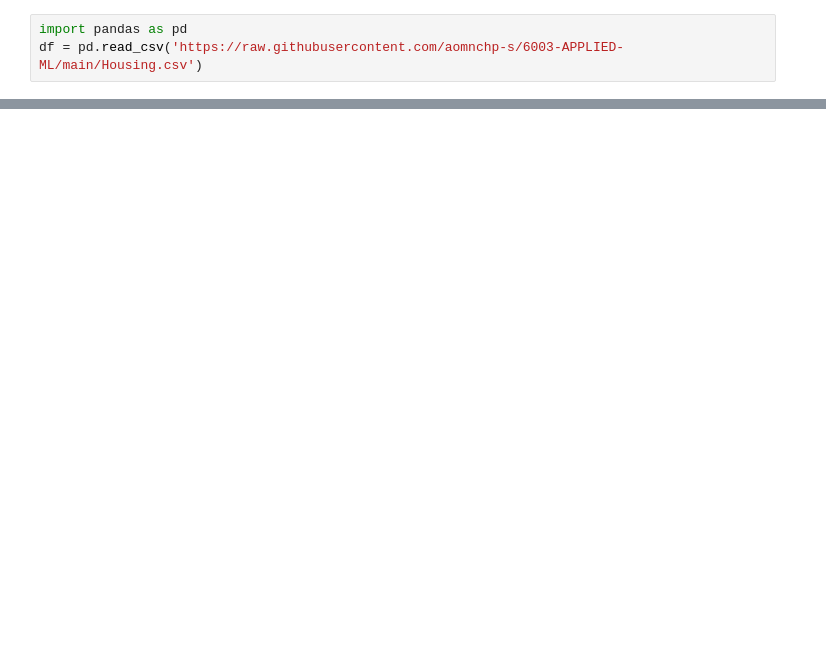
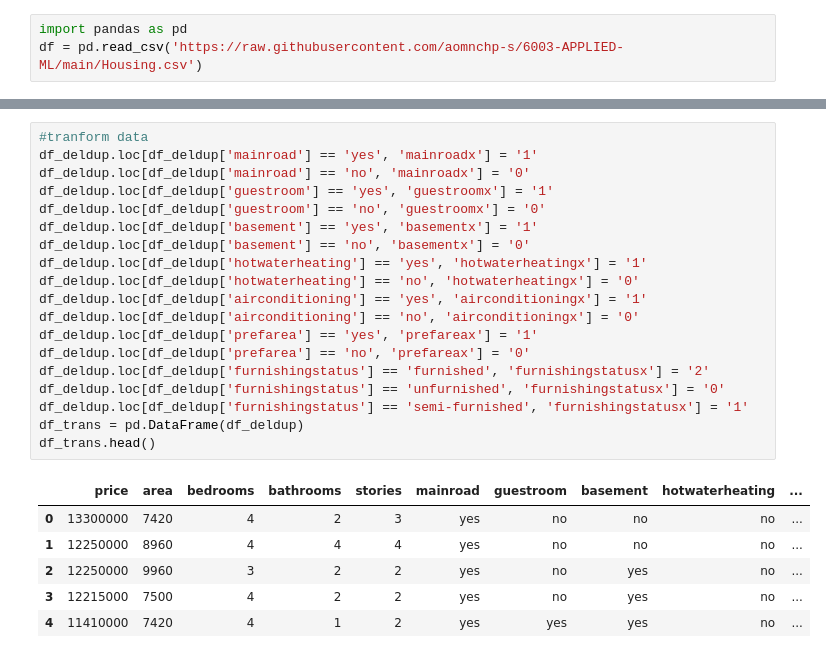
Before and after one commit to aomnchp-s/6003-APPLIED-ML, a Jupyter notebook: ML_practice1_Regression.ipynb, the cells around one changed output, grey strips where cells are left out. Drawn from its saved outputs; the diff is of its cells as text; blank space fills up the shorter version.

```diff
--- a/ML_practice1_Regression.ipynb
+++ b/ML_practice1_Regression.ipynb
@@ -44,0 +18,26 @@ df_final
+# %%
+#tranform data
+df_deldup.loc[df_deldup['mainroad'] == 'yes', 'mainroadx'] = '1'
+df_deldup.loc[df_deldup['mainroad'] == 'no', 'mainroadx'] = '0'
+df_deldup.loc[df_deldup['guestroom'] == 'yes', 'guestroomx'] = '1'
+df_deldup.loc[df_deldup['guestroom'] == 'no', 'guestroomx'] = '0'
+df_deldup.loc[df_deldup['basement'] == 'yes', 'basementx'] = '1'
+df_deldup.loc[df_deldup['basement'] == 'no', 'basementx'] = '0'
+df_deldup.loc[df_deldup['hotwaterheating'] == 'yes', 'hotwaterheatingx'] = '1'
+df_deldup.loc[df_deldup['hotwaterheating'] == 'no', 'hotwaterheatingx'] = '0'
+df_deldup.loc[df_deldup['airconditioning'] == 'yes', 'airconditioningx'] = '1'
+df_deldup.loc[df_deldup['airconditioning'] == 'no', 'airconditioningx'] = '0'
+df_deldup.loc[df_deldup['prefarea'] == 'yes', 'prefareax'] = '1'
+df_deldup.loc[df_deldup['prefarea'] == 'no', 'prefareax'] = '0'
+df_deldup.loc[df_deldup['furnishingstatus'] == 'furnished', 'furnishingstatusx'] = '2'
+df_deldup.loc[df_deldup['furnishingstatus'] == 'unfurnished', 'furnishingstatusx'] = '0'
+df_deldup.loc[df_deldup['furnishingstatus'] == 'semi-furnished', 'furnishingstatusx'] = '1'
+df_trans = pd.DataFrame(df_deldup)
+df_trans.head()
+# %% [output]
+|  | price | area | bedrooms | bathrooms | stories | mainroad | guestroom | basement | hotwaterheating | ... |
+| 0 | 13300000 | 7420 | 4 | 2 | 3 | yes | no | no | no | ... |
+| 1 | 12250000 | 8960 | 4 | 4 | 4 | yes | no | no | no | ... |
+| 2 | 12250000 | 9960 | 3 | 2 | 2 | yes | no | yes | no | ... |
+| 3 | 12215000 | 7500 | 4 | 2 | 2 | yes | no | yes | no | ... |
+| 4 | 11410000 | 7420 | 4 | 1 | 2 | yes | yes | yes | no | ... |
```
Also changed, not shown: parts of 11 cells of this notebook.
